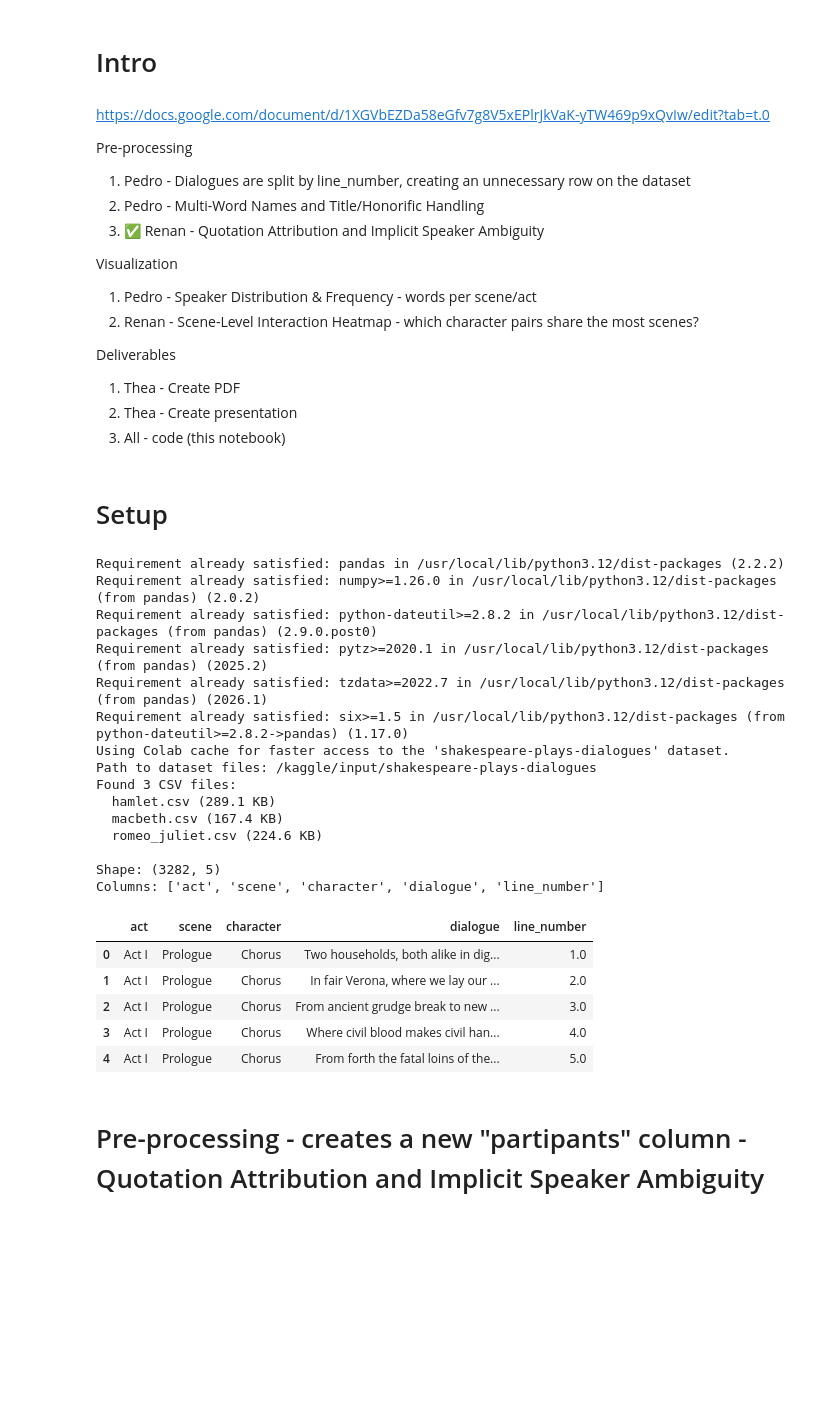
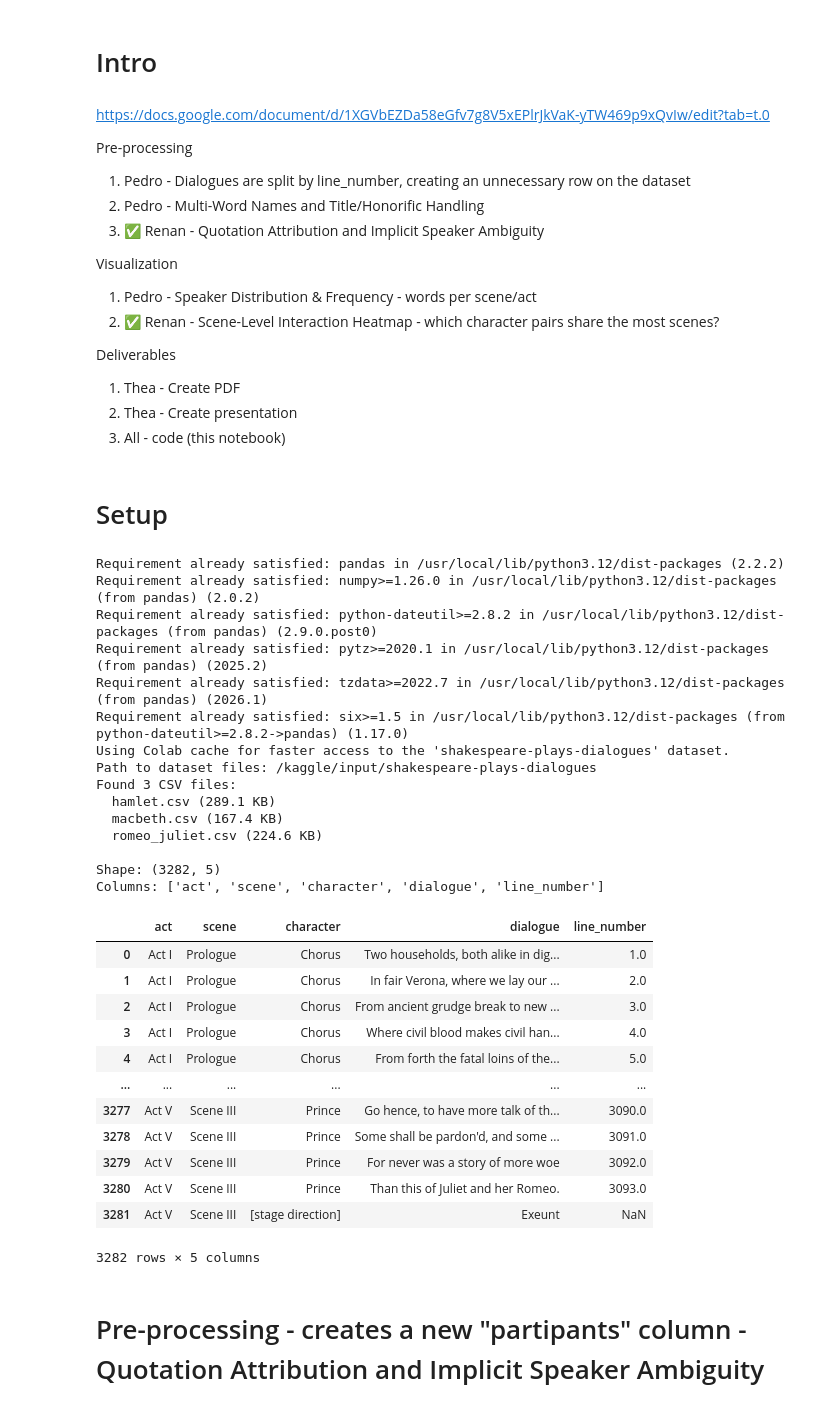
Before and after one commit to inacior/applied-machine-learning-final-project, a Jupyter notebook: HW2/[Group_5]_HW2_EDA_and_Preprocessing.ipynb, the cells around one changed output. Drawn from its saved outputs; the diff is of its cells as text; code cells hidden in the pictures; blank space fills up the shorter version.

```diff
--- a/HW2/[Group_5]_HW2_EDA_and_Preprocessing.ipynb
+++ b/HW2/[Group_5]_HW2_EDA_and_Preprocessing.ipynb
@@ -12,7 +12,7 @@ Pre-processing
 
 Visualization
 1) Pedro - Speaker Distribution & Frequency - words per scene/act
-2) Renan - Scene-Level Interaction Heatmap - which character pairs share the most scenes?
+2) ✅ Renan - Scene-Level Interaction Heatmap - which character pairs share the most scenes?
 
 Deliverables
 1) Thea - Create PDF
@@ -23,10 +23,15 @@ Deliverables
 # %%
 %pip install -q --upgrade pip kagglehub
 %pip install pandas
+%pip install -q seaborn matplotlib
 
 import kagglehub
 import os
 import pandas as pd
+import itertools
+import matplotlib.pyplot as plt
+import numpy as np
+import seaborn as sns
 
 path = kagglehub.dataset_download("umerhaddii/shakespeare-plays-dialogues")
 
@@ -39,34 +44,41 @@ for f in sorted(csv_files):
     size_kb = os.path.getsize(os.path.join(path, f)) / 1024
     print(f'  {f} ({size_kb:.1f} KB)')
 
 # Read romeo_juliet.csv
 rj_path = os.path.join(path, 'romeo_juliet.csv')
 df = pd.read_csv(rj_path)
 print(f'\nShape: {df.shape}')
 print(f'Columns: {list(df.columns)}')
-df.head()
+df.head(4000)
 # %% [output]
 Requirement already satisfied: pandas in /usr/local/lib/python3.12/dist-packages (2.2.2)
 Requirement already satisfied: numpy>=1.26.0 in /usr/local/lib/python3.12/dist-packages (from pandas) (2.0.2)
 Requirement already satisfied: python-dateutil>=2.8.2 in /usr/local/lib/python3.12/dist-packages (from pandas) (2.9.0.post0)
 Requirement already satisfied: pytz>=2020.1 in /usr/local/lib/python3.12/dist-packages (from pandas) (2025.2)
 Requirement already satisfied: tzdata>=2022.7 in /usr/local/lib/python3.12/dist-packages (from pandas) (2026.1)
 Requirement already satisfied: six>=1.5 in /usr/local/lib/python3.12/dist-packages (from python-dateutil>=2.8.2->pandas) (1.17.0)
 Using Colab cache for faster access to the 'shakespeare-plays-dialogues' dataset.
 Path to dataset files: /kaggle/input/shakespeare-plays-dialogues
 Found 3 CSV files:
   hamlet.csv (289.1 KB)
   macbeth.csv (167.4 KB)
   romeo_juliet.csv (224.6 KB)
 
 Shape: (3282, 5)
 Columns: ['act', 'scene', 'character', 'dialogue', 'line_number']
 |  | act | scene | character | dialogue | line_number |
 | 0 | Act I | Prologue | Chorus | Two households, both alike in dig... | 1.0 |
 | 1 | Act I | Prologue | Chorus | In fair Verona, where we lay our ... | 2.0 |
 | 2 | Act I | Prologue | Chorus | From ancient grudge break to new ... | 3.0 |
 | 3 | Act I | Prologue | Chorus | Where civil blood makes civil han... | 4.0 |
 | 4 | Act I | Prologue | Chorus | From forth the fatal loins of the... | 5.0 |
+| ... | ... | ... | ... | ... | ... |
+| 3277 | Act V | Scene III | Prince | Go hence, to have more talk of th... | 3090.0 |
+| 3278 | Act V | Scene III | Prince | Some shall be pardon'd, and some ... | 3091.0 |
+| 3279 | Act V | Scene III | Prince | For never was a story of more woe | 3092.0 |
+| 3280 | Act V | Scene III | Prince | Than this of Juliet and her Romeo. | 3093.0 |
+| 3281 | Act V | Scene III | [stage direction] | Exeunt | NaN |
+3282 rows × 5 columns
 # %% [markdown]
 # Pre-processing - creates a new "partipants" column - Quotation Attribution and Implicit Speaker Ambiguity
 # %%
```
Also changed, not shown: parts of 7 cells of this notebook, 4 other files.
